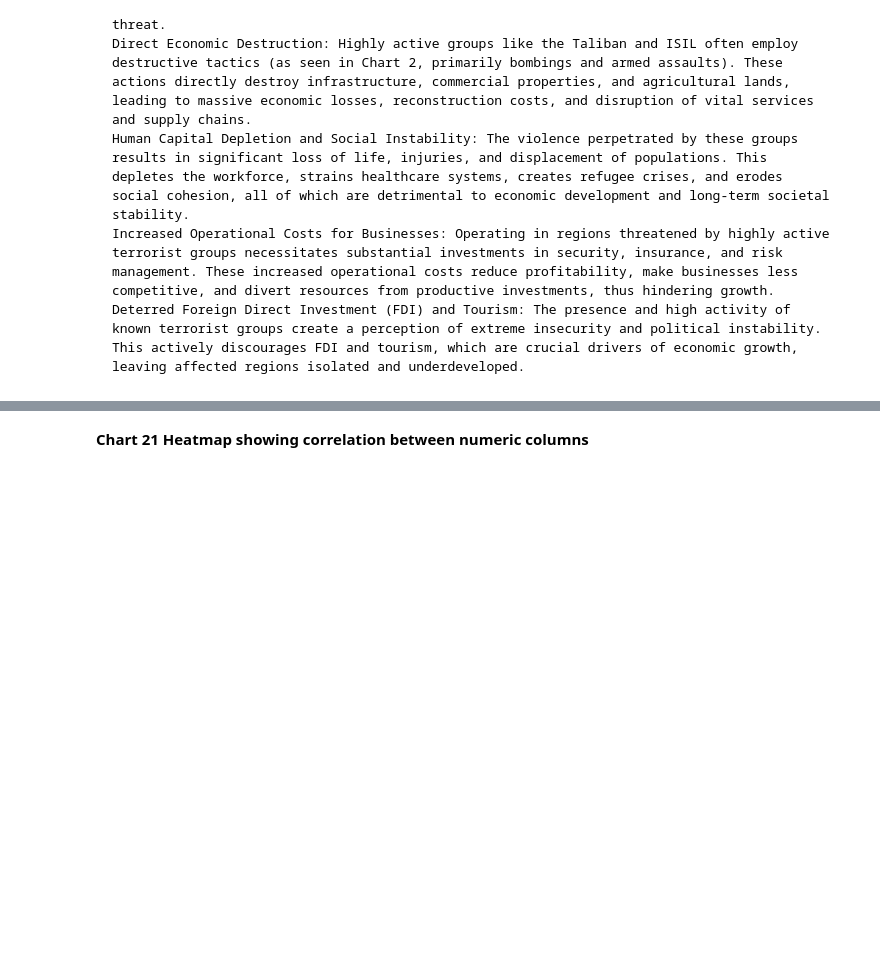
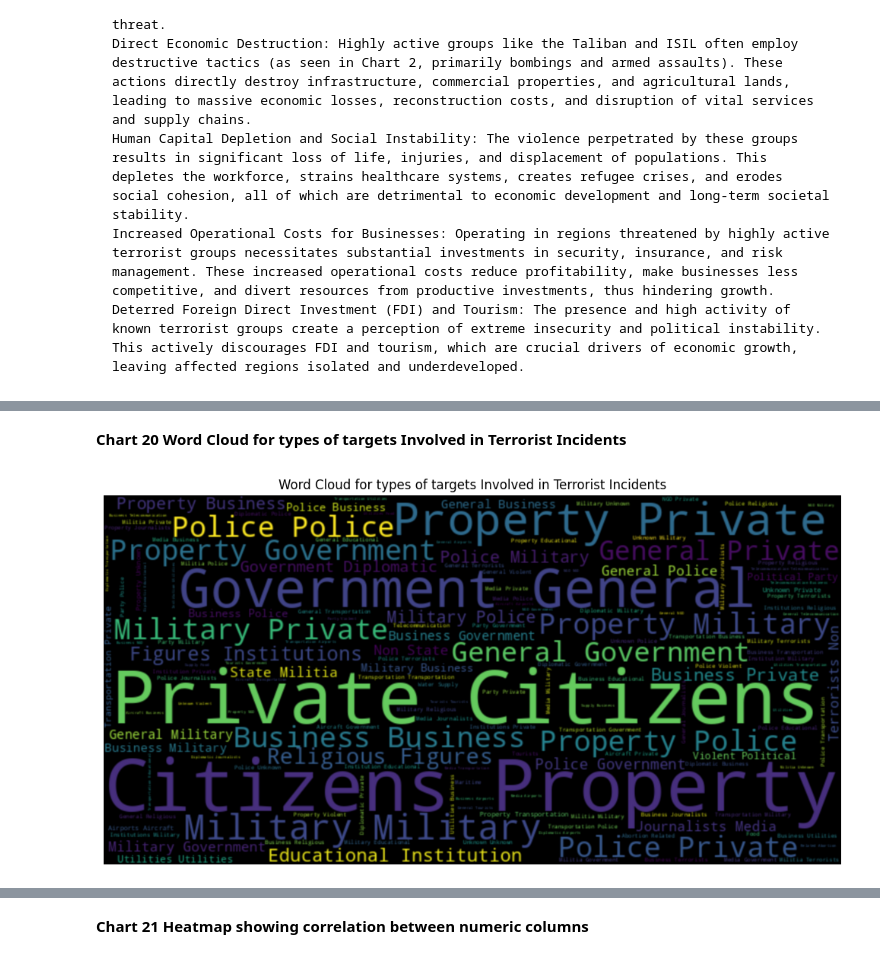
Before and after one commit to Adiba101/DS-ASSIGNMENT3-TERRORISM-, a Jupyter notebook: DS_Assignment3.ipynb, the cells around one changed output, grey strips where cells are left out. Drawn from its saved outputs; the diff is of its cells as text; code cells hidden in the pictures; blank space fills up the shorter version.

```diff
--- a/DS_Assignment3.ipynb
+++ b/DS_Assignment3.ipynb
@@ -1681,0 +1651,14 @@ Insights Leading to Negative Growth:
+# %% [markdown]
+**Chart 20 Word Cloud for types of targets Involved in Terrorist Incidents**
+# %%
+target_type = df['targtype1_txt'].dropna()
+wordcloud = WordCloud(width=800, height=400, background_color='black').generate(' '.join(target_type))
+plt.figure(figsize=(10, 6))
+plt.imshow(wordcloud, interpolation='bicubic')
+plt.title('Word Cloud for types of targets Involved in Terrorist Incidents')
+
+plt.axis('off')
+plt.tight_layout()
+plt.show()
+# %% [output]
+[figure, added]
```
Also changed, not shown: parts of 54 cells of this notebook.
